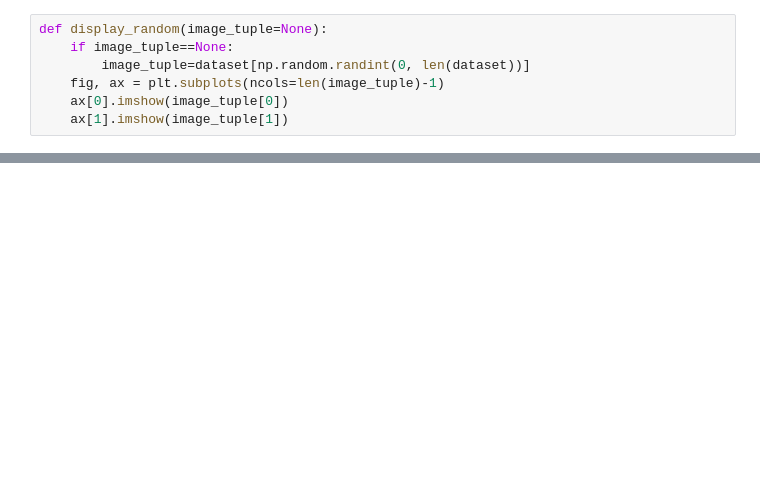
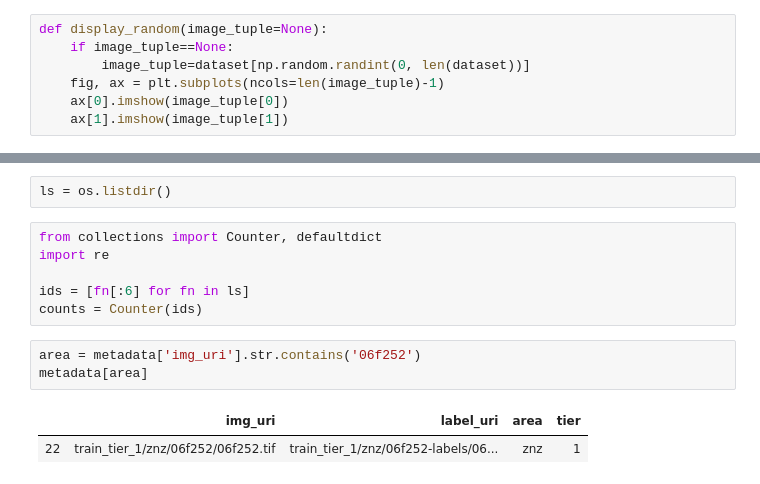
Before and after one commit to aW3st/building_segmentation_cv, a Jupyter notebook: dataset_test.ipynb, the cells around one changed output, grey strips where cells are left out. Drawn from its saved outputs; the diff is of its cells as text; blank space fills up the shorter version.

Commit message:
train test split updates

```diff
--- a/dataset_test.ipynb
+++ b/dataset_test.ipynb
@@ -38,0 +93,14 @@ training_data/images/*.ext training_data/images/*.extbar.ext
+# %%
+ls = os.listdir()
+# %%
+from collections import Counter, defaultdict
+import re
+
+ids = [fn[:6] for fn in ls]
+counts = Counter(ids)
+# %%
+area = metadata['img_uri'].str.contains('06f252')
+metadata[area]
+# %% [output]
+|  | img_uri | label_uri | area | tier |
+| 22 | train_tier_1/znz/06f252/06f252.tif | train_tier_1/znz/06f252-labels/06... | znz | 1 |
```
Also changed, not shown: parts of 15 cells of this notebook, 2 other files.
